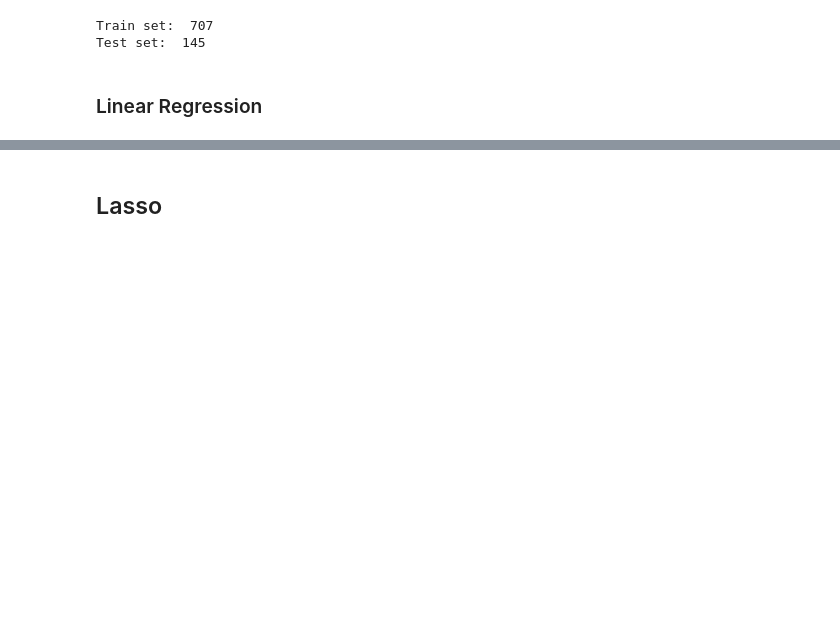
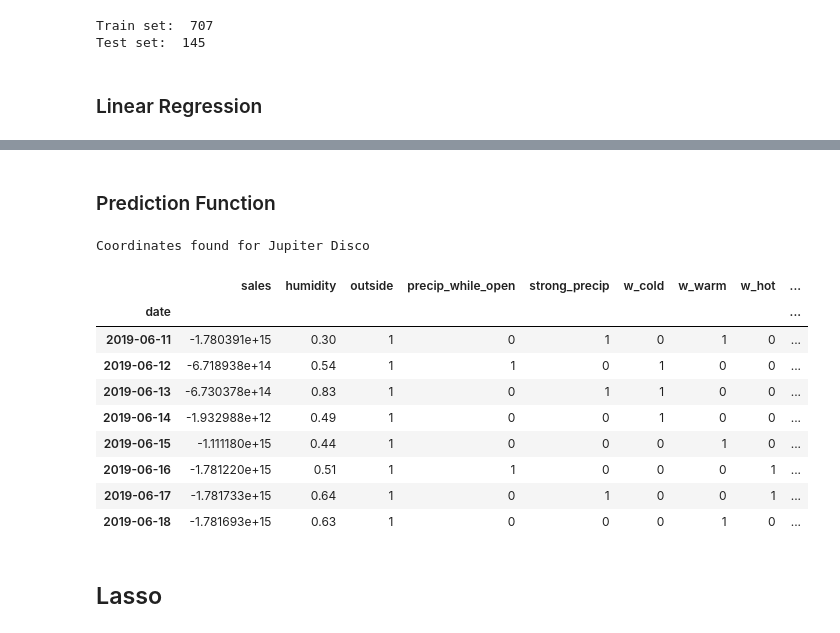
Before and after one commit to maks-p/restaurant_sales_forecasting, a Jupyter notebook: baseline_linear.ipynb, the cells around one changed output, grey strips where cells are left out. Drawn from its saved outputs; the diff is of its cells as text; code cells hidden in the pictures; blank space fills up the shorter version.

```diff
--- a/baseline_linear.ipynb
+++ b/baseline_linear.ipynb
@@ -550,7 +686,7 @@ sns.pairplot(dfx, vars=['sales', 'apparent_temperature', 'precip_prob', 'poor_we
 # %% [markdown]
 ## Test / Train / Split
 # %%
-def prepare_data(df):
+def train_test_split(df):
 
     # Separate Target & Features
     y = df['sales']
@@ -566,18 +702,18 @@ def prepare_data(df):
     y_train = y[train_date_start:train_date_end]
     y_test = y[pd.to_datetime(train_date_end) + pd.DateOffset(1): ]
 
-    # Scale Data
-    #scaler = StandardScaler()
-    #X_scaler = scaler.fit(X_train)
-    #X_train = pd.DataFrame(data = X_scaler.transform(X_train), columns=features.columns)
-    #X_test = pd.DataFrame(data = X_scaler.transform(X_test), columns=features.columns)
-
     print('Train set: ', len(X_train))
     print('Test set: ', len(X_test))
 
     return X_train, X_test, y_train, y_test
 
-X_train, X_test, y_train, y_test = prepare_data(dfx)
+X_train, X_test, y_train, y_test = train_test_split(dfx)
 # %% [output]
 Train set:  707
 Test set:  145
+# %%
+from sklearn.feature_selection import SelectKBest
+from sklearn.feature_selection import mutual_info_regression
+
+X_new = SelectKBest(mutual_info_regression, k=30).fit_transform(X_train, y_train)
+X_test_new = SelectKBest(mutual_info_regression, k=30).fit_transform(X_test, y_test)
@@ -591,7 +747,7 @@ def linear_regression_model(X_train, y_train):
 
     return lr_rgr
 # %%
-lr_rgr = linear_regression_model(X_train, y_train)
+lr_rgr = linear_regression_model(X_new, y_train)
 # %%
 def rgr_score(rgr, X_train, y_train, X_test, y_test):
 
@@ -630,3 +782,41 @@ moclus_2  -->  -525.3303903773852
+# %% [markdown]
+### Prediction Function
+# %%
+def predict_df(clf, X_train, date_1, date_2):
+
+    lat, long = yelp_lat_long(search_business, location)
+
+    weather_df = build_weather_df(weather_call(date_1, date_2, lat, long))
+    weather_df['outside'] = 1
+
+    df = add_weather_interactions(add_interactions(add_dummies(add_cal_features(add_weather_features(add_clusters((weather_df)))))))
+
+    missing_cols = set(X_train.columns) - set(df.columns)
+
+    for c in missing_cols:
+        df[c] = 0
+
+    test_df = pd.DataFrame(data=X_scaler.transform(df), columns=df.columns)
+
+    pred_array = pd.DataFrame(clf.predict(test_df), index=df.index, columns=['sales'])
+    pred_df = df[df.columns[(df != 0).any()]]
+
+    return pd.concat([pred_array, pred_df], axis=1)
+# %%
+this_week = predict_df(lr_rgr, X_train, pd.datetime.now().date() + pd.DateOffset(-temp_delta_window), pd.datetime.now().date() + pd.DateOffset(6))
+this_week[temp_delta_window - 1:]
+# %% [output]
+Coordinates found for Jupiter Disco
+|  | sales | humidity | outside | precip_while_open | strong_precip | w_cold | w_warm | w_hot | ... |
+| date |  |  |  |  |  |  |  |  | ... |
+| 2019-06-11 | -1.780391e+15 | 0.30 | 1 | 0 | 1 | 0 | 1 | 0 | ... |
+| 2019-06-12 | -6.718938e+14 | 0.54 | 1 | 1 | 0 | 1 | 0 | 0 | ... |
+| 2019-06-13 | -6.730378e+14 | 0.83 | 1 | 0 | 1 | 1 | 0 | 0 | ... |
+| 2019-06-14 | -1.932988e+12 | 0.49 | 1 | 0 | 0 | 1 | 0 | 0 | ... |
+| 2019-06-15 | -1.111180e+15 | 0.44 | 1 | 0 | 0 | 0 | 1 | 0 | ... |
+| 2019-06-16 | -1.781220e+15 | 0.51 | 1 | 1 | 0 | 0 | 0 | 1 | ... |
+| 2019-06-17 | -1.781733e+15 | 0.64 | 1 | 0 | 1 | 0 | 0 | 1 | ... |
+| 2019-06-18 | -1.781693e+15 | 0.63 | 1 | 0 | 0 | 0 | 1 | 0 | ... |
 # %% [markdown]
 ## Lasso
 # %%
```
Also changed, not shown: parts of 61 cells of this notebook, 3 other files.
